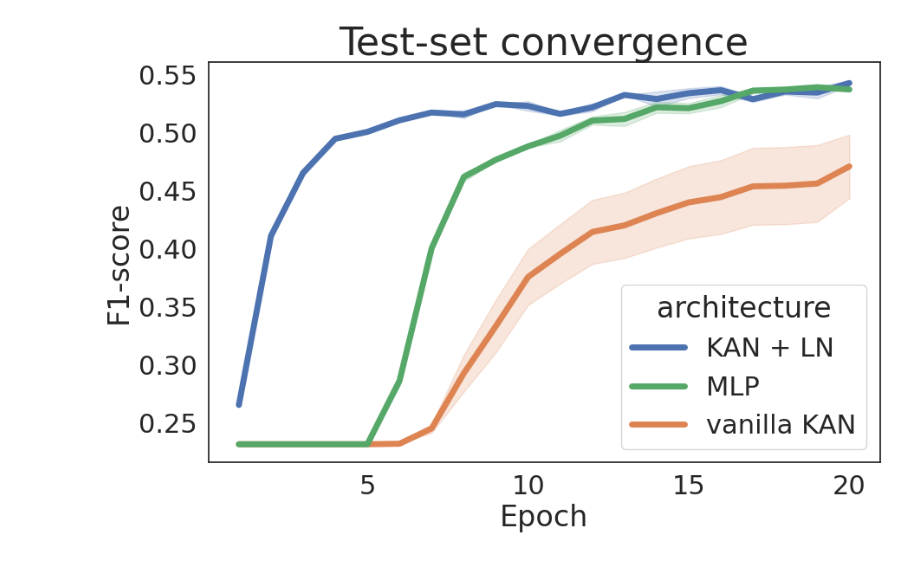
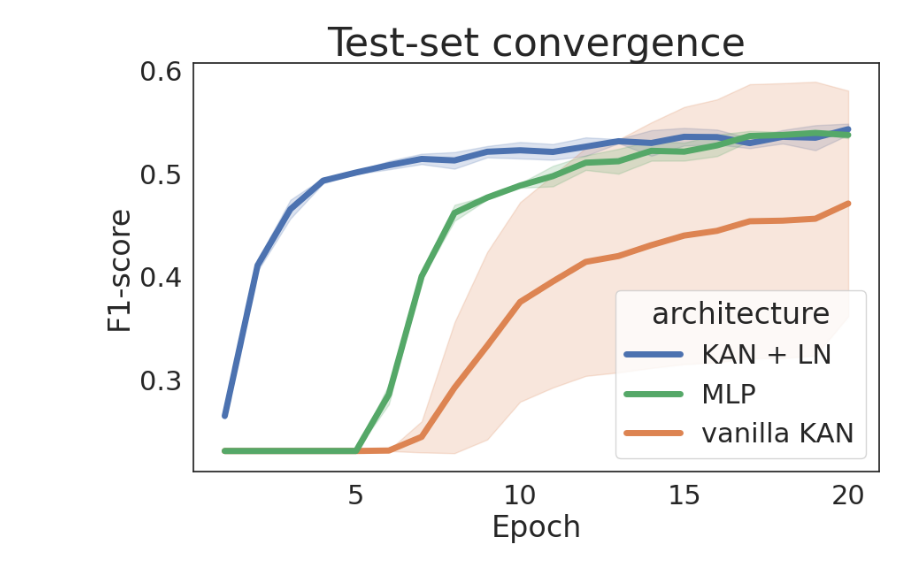
Before and after one commit to xt0r3-Cambridge/s3prl, a Jupyter notebook: s3prl/result/data_analysis/kan_analysis.ipynb, the cells around one changed output. Drawn from its saved outputs; the diff is of its cells as text; code cells hidden in the pictures.

```diff
--- a/s3prl/result/data_analysis/kan_analysis.ipynb
+++ b/s3prl/result/data_analysis/kan_analysis.ipynb
@@ -64,31 +64,31 @@ sns.set_theme(context='notebook', style='white', palette='deep', font='sans-seri
 # %%
 plt.figure(figsize=(10, 6))
 dfx = df["global-f1-score"].droplevel(axis=1, level=0)
 dfx.index = dfx.index.to_series() / 89
 ax = sns.lineplot(
     dfx,
-    errorbar="se",
+    errorbar="sd",
     linewidth=5,
     legend=False,
 )
 for line in [ax.lines[0], ax.lines[2], ax.lines[1]]:
     line.set_linestyle("-")
 
 ax.legend(
     [ax.lines[0], ax.lines[2], ax.lines[1]],
     [
         "KAN + LN",
         "MLP",
         "vanilla KAN",
     ],
     title="architecture",
     loc=0
 )
 
 plt.title("Test-set convergence", fontsize=32)
 plt.ylabel("F1-score")
 plt.xlabel("Epoch")
 
 plt.savefig("kan_convergence.png", bbox_inches="tight", dpi=300)
 # %% [output]
-[figure, old version]
+[figure, new version]
```
Also changed, not shown: 2 other files.
